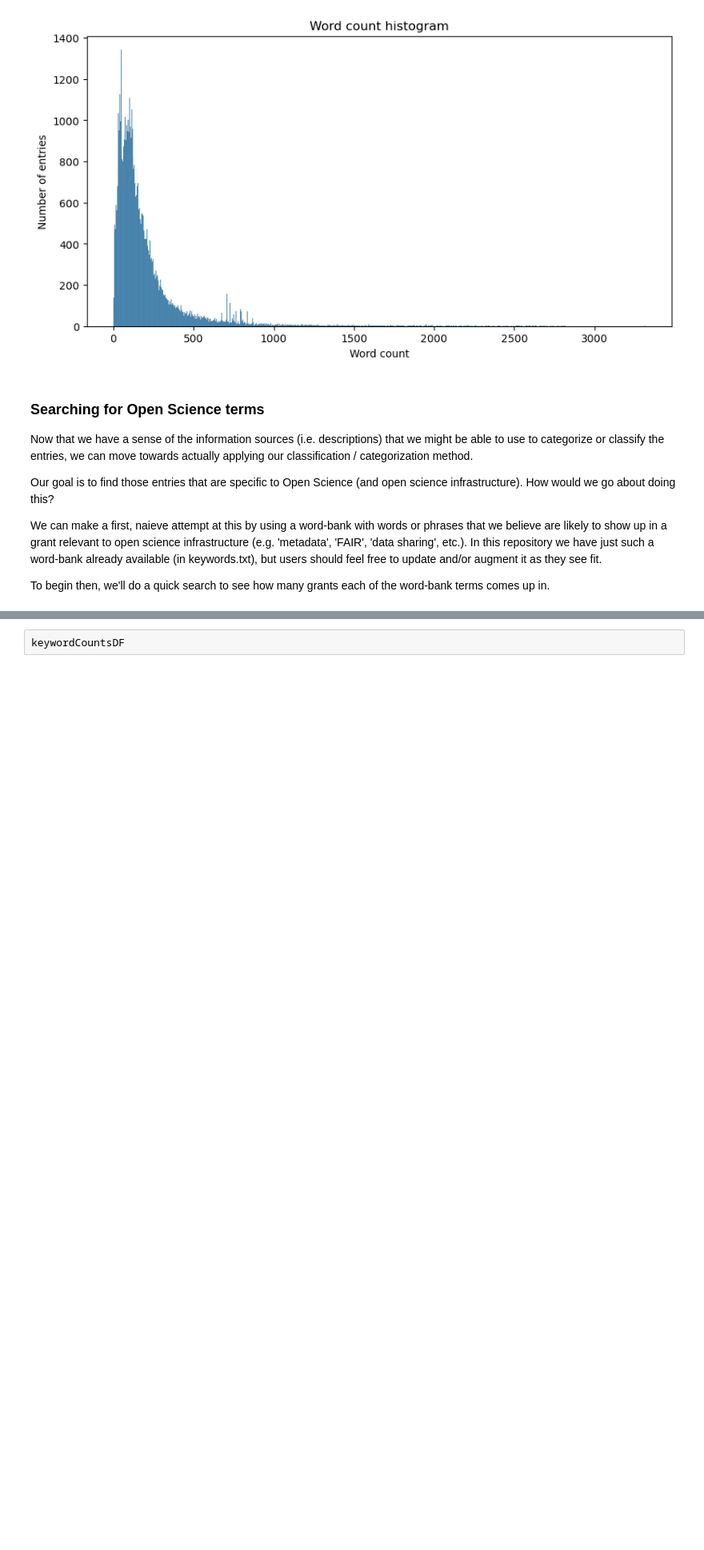
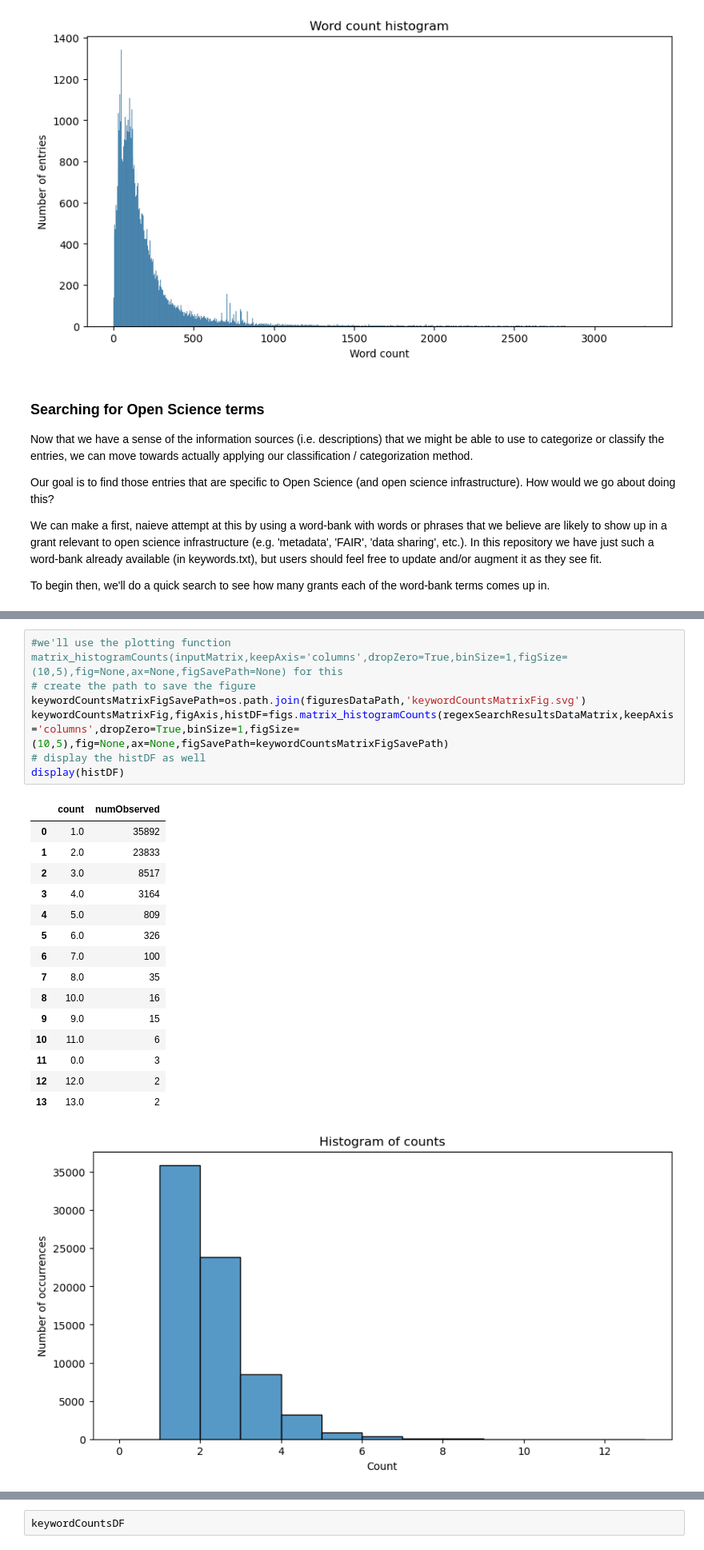
Before and after one commit to DanNBullock/USG_grants_crawl, a Jupyter notebook: notebooks/GenericDataSource_processAndFigs.ipynb, the cells around one changed output, grey strips where cells are left out. Shown: that part at 80% size. Saved outputs shown, nothing was run; the diff lists cells and outputs as text; blank space fills up the shorter version.

```diff
--- a/notebooks/GenericDataSource_processAndFigs.ipynb
+++ b/notebooks/GenericDataSource_processAndFigs.ipynb
@@ -358 +363,25 @@ regexSearchSavePath file already exists.  Skipping regex search.
+# %%
+#we'll use the plotting function matrix_histogramCounts(inputMatrix,keepAxis='columns',dropZero=True,binSize=1,figSize=(10,5),fig=None,ax=None,figSavePath=None) for this
+# create the path to save the figure
+keywordCountsMatrixFigSavePath=os.path.join(figuresDataPath,'keywordCountsMatrixFig.svg')
+keywordCountsMatrixFig,figAxis,histDF=figs.matrix_histogramCounts(regexSearchResultsDataMatrix,keepAxis='columns',dropZero=True,binSize=1,figSize=(10,5),fig=None,ax=None,figSavePath=keywordCountsMatrixFigSavePath)
+# display the histDF as well
+display(histDF)
+# %% [output]
+|  | count | numObserved |
+| 0 | 1.0 | 35892 |
+| 1 | 2.0 | 23833 |
+| 2 | 3.0 | 8517 |
+| 3 | 4.0 | 3164 |
+| 4 | 5.0 | 809 |
+| 5 | 6.0 | 326 |
+| 6 | 7.0 | 100 |
+| 7 | 8.0 | 35 |
+| 8 | 10.0 | 16 |
+| 9 | 9.0 | 15 |
+| 10 | 11.0 | 6 |
+| 11 | 0.0 | 3 |
+| 12 | 12.0 | 2 |
+| 13 | 13.0 | 2 |
+[figure, added]
 # %% [markdown]
```
Also changed, not shown: parts of 8 cells of this notebook, 2 other files.
